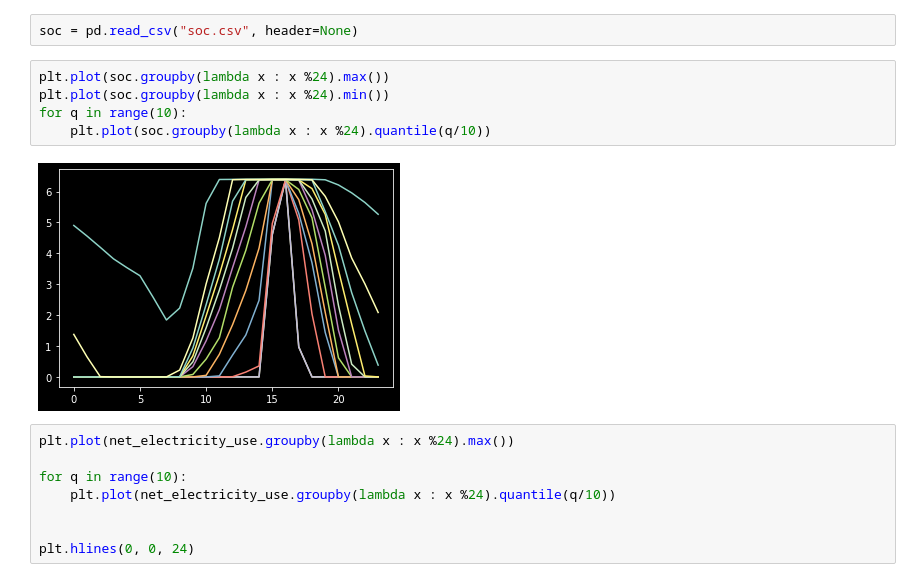
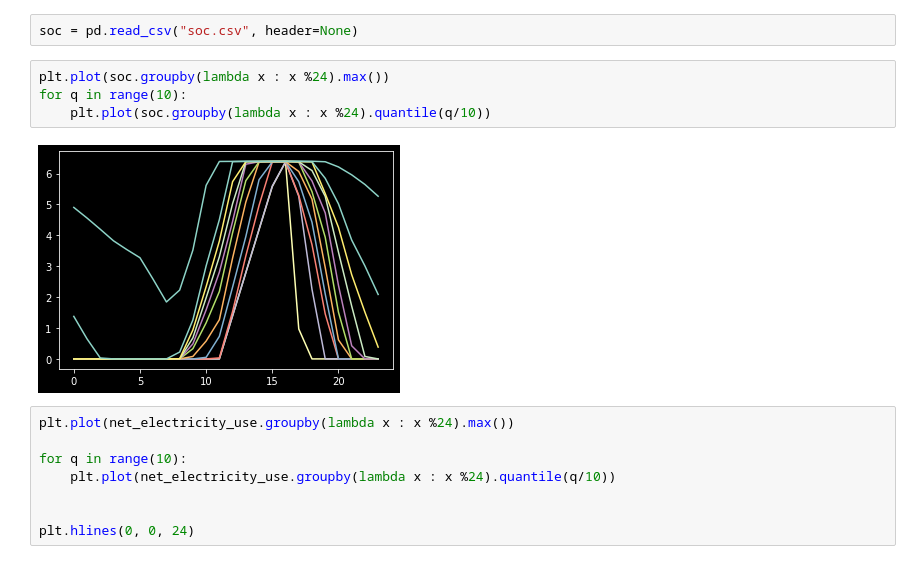
Before and after one commit to ludwigbald/msc-thesis, a Jupyter notebook: statistical_solution.ipynb, the cells around one changed output. Drawn from its saved outputs; the diff is of its cells as text.

```diff
--- a/statistical_solution.ipynb
+++ b/statistical_solution.ipynb
@@ -115,11 +115,10 @@ capacity = 6.4 #kWh
 soc = pd.read_csv("soc.csv", header=None)
 # %%
 plt.plot(soc.groupby(lambda x : x %24).max())
-plt.plot(soc.groupby(lambda x : x %24).min())
 for q in range(10):
     plt.plot(soc.groupby(lambda x : x %24).quantile(q/10))
 # %% [output]
-[figure, old version]
+[figure, new version]
 # %%
 plt.plot(net_electricity_use.groupby(lambda x : x %24).max())
 
```
Also changed, not shown: parts of 2 cells of this notebook, 7 other files.
